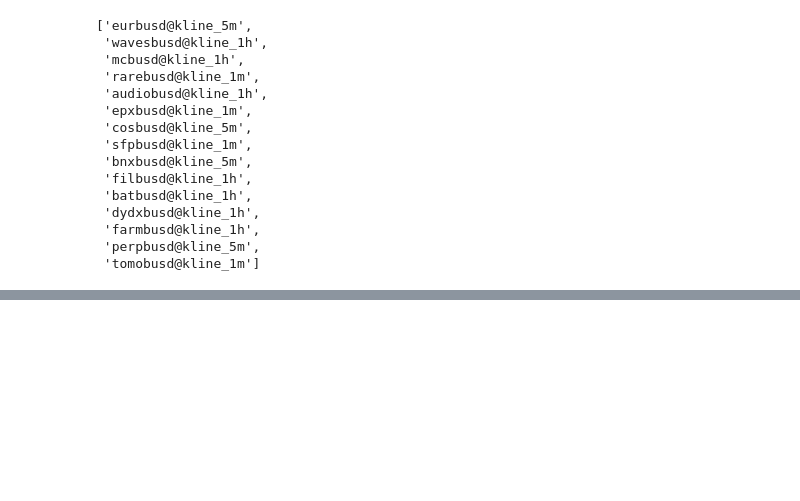
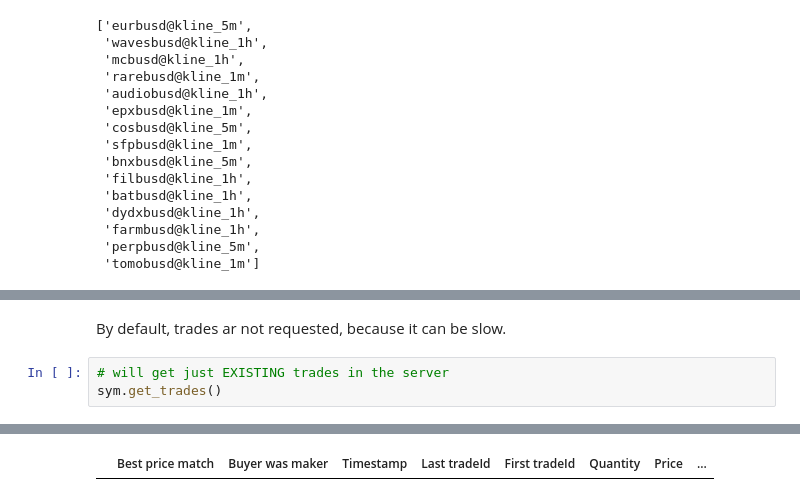
Before and after one commit to nand0san/binpan_studio, a Jupyter notebook: examples redis_fetch.ipynb, the cells around one changed output, grey strips where cells are left out. Saved outputs shown, nothing was run; the diff lists cells and outputs as text; blank space fills up the shorter version.

```diff
--- a/examples redis_fetch.ipynb
+++ b/examples redis_fetch.ipynb
@@ -116,0 +159,6 @@ binpan.Exchange().df.loc['BTCUSDT'].to_dict()['status']
+# %% [markdown]
+By default, trades ar not requested, because it can be slow.
+# %%
+# will get just EXISTING trades in the server
+sym.get_trades()
+# %% [output]
@@ -116,0 +167 @@ binpan.Exchange().df.loc['BTCUSDT'].to_dict()['status']
+|  | Best price match | Buyer was maker | Timestamp | Last tradeId | First tradeId | Quantity | Price | ... |
```
Also changed, not shown: parts of 18 cells of this notebook, 31 other files.
